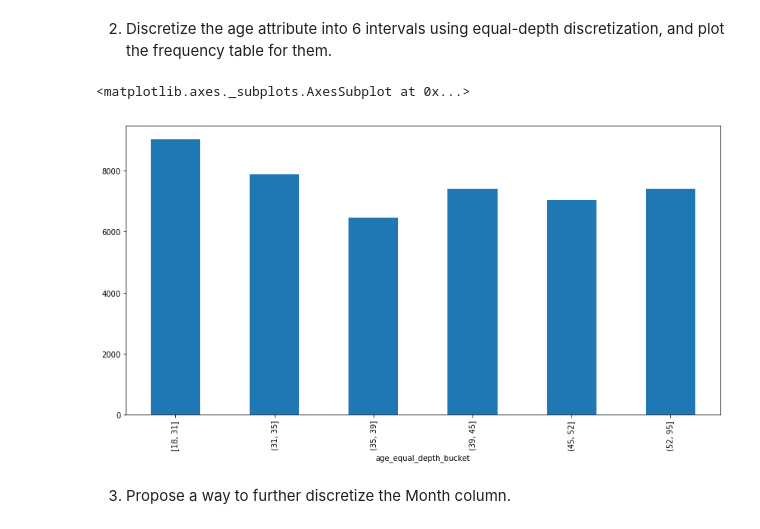
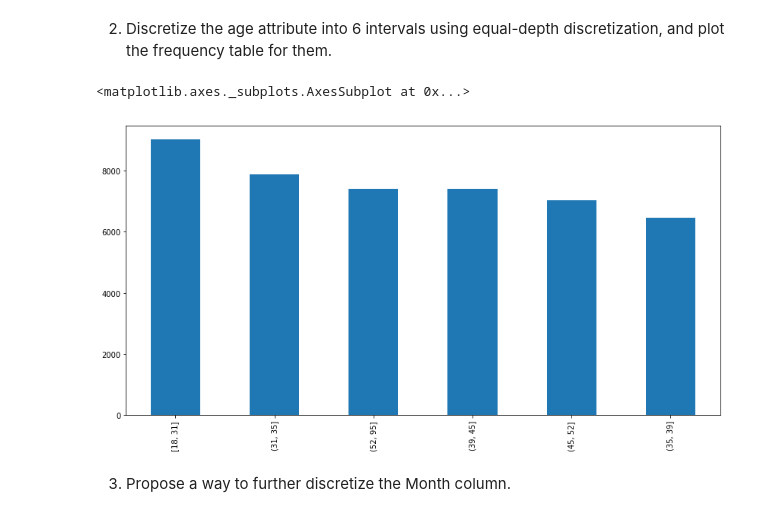
Before and after one commit to ilaif/ds-hw, a Jupyter notebook: hw1/DS_HW1-Ilai.ipynb, the cells around one changed output. Drawn from its saved outputs; the diff is of its cells as text; code cells hidden in the pictures.

```diff
--- a/hw1/DS_HW1-Ilai.ipynb
+++ b/hw1/DS_HW1-Ilai.ipynb
@@ -190,12 +214,10 @@ df.groupby('balance_equal_width_bucket')['balance'].count().plot.bar()
 # %% [markdown]
 2) Discretize the age attribute into 6 intervals using equal-depth discretization, and plot the frequency table for them.
 # %%
-df['age_equal_depth_bucket'] = pd.qcut(df["age"], 6)
+pd.qcut(df['age'], 6).value_counts().plot.bar()
+# %% [output]
+<matplotlib.axes._subplots.AxesSubplot at 0x...>
+[figure, added]
-# %%
-df.groupby('age_equal_depth_bucket')['age'].count().plot.bar()
-# %% [output]
-<matplotlib.axes._subplots.AxesSubplot at 0x...>
-[figure, removed]
 # %% [markdown]
 3) Propose a way to further discretize the Month column.
 # %% [markdown]
```
Also changed, not shown: parts of 6 cells of this notebook.
